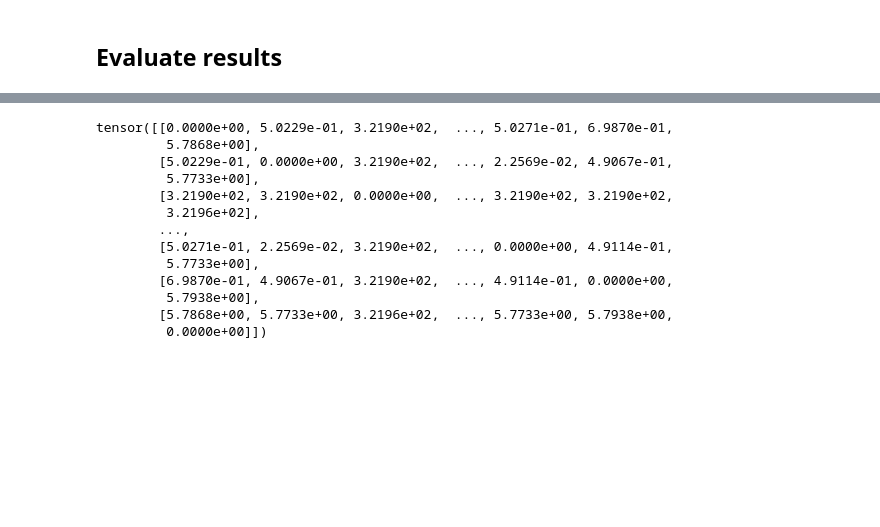
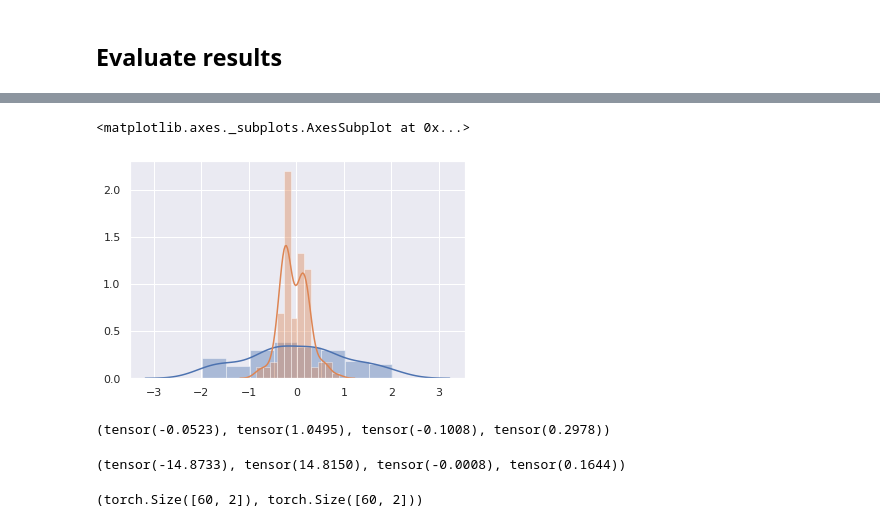
Before and after one commit to evangstav/Channel_Charting, a Jupyter notebook: notebooks/SiameseNetChannelCharting-v1.ipynb, the cells around one changed output, grey strips where cells are left out. Saved outputs shown, nothing was run; the diff lists cells and outputs as text; code cells hidden in the pictures; blank space fills up the shorter version.

```diff
--- a/notebooks/SiameseNetChannelCharting-v1.ipynb
+++ b/notebooks/SiameseNetChannelCharting-v1.ipynb
@@ -80,8 +49,9 @@ data_undersampled.shape
 # %%
-data_undersampled.shape
 # train test split
-train, test= train_test_split(data_undersampled)
+train_X, test_X= train_test_split(data_undersampled)
+train_y, test_y= train_test_split(true_pos_undersampled)
 # %%
-train_dataset = data_preparation.SiameseDataset(train)
-scaler = train_dataset.scaler_real, train_dataset.scaler_imag
-test_dataset = data_preparation.SiameseDataset(test, scaler)
+train_dataset = dp.SiameseDataset(train_X, train_y)
+scaler_X = train_dataset.scaler_real, train_dataset.scaler_imag
+scaler_y = train_dataset.scaler_y
+test_dataset = dp.SiameseDataset(test_X, test_y, scaler_X, scaler_y)
@@ -115,7 +76,7 @@ class SimpleNN(nn.Module):
                           kernel_size=4)
         self.bn3 = nn.BatchNorm1d(16)
 
-        f = data_preparation.conv1d_output_size
+        f = siamese.conv1d_output_size
         self.features = f(f(f(train_dataset.nb_samples(),kernel_size=16),
                                                        kernel_size=8),
                                                          kernel_size=4)
@@ -125,18 +86,18 @@ class SimpleNN(nn.Module):
         self.lin1 = nn.Linear(in_features= 16 * self.features, out_features=128)
         self.lin2 = nn.Linear(in_features=128, out_features=32)
         self.lin3 = nn.Linear(in_features=32, out_features=8)
-        self.lin4 = nn.Linear(in_features=8, out_features=3)
+        self.lin4 = nn.Linear(in_features=8, out_features=2)
 
         self.dropout = nn.Dropout(p=dropout)
 
     def forward(self, x):
-        x = self.bn1(F.relu(self.conv1(x)))
-        x = self.bn2(F.relu(self.conv2(x)))
-        x = self.bn3(F.relu(self.conv3(x)))
+        x = self.bn1(F.selu(self.conv1(x)))
+        x = self.bn2(F.selu(self.conv2(x)))
+        x = self.bn3(F.selu(self.conv3(x)))
         x = torch.flatten(x, 1)
-        x = self.dropout(F.relu(self.lin1(x)))
-        x = self.dropout(F.relu(self.lin2(x)))
-        x = self.dropout(F.relu(self.lin3(x)))
+        x = self.dropout(F.selu(self.lin1(x)))
+        x = self.dropout(F.selu(self.lin2(x)))
+        x = self.dropout(F.selu(self.lin3(x)))
 
         out = self.lin4(x)
 
@@ -273,16 +179,23 @@ ax.legend()
-# %%
-metrics.distance_matrix(test_dataset[:][0])
-# %% [output]
-tensor([[0.0000e+00, 5.0229e-01, 3.2190e+02,  ..., 5.0271e-01, 6.9870e-01,
-         5.7868e+00],
-        [5.0229e-01, 0.0000e+00, 3.2190e+02,  ..., 2.2569e-02, 4.9067e-01,
-         5.7733e+00],
-        [3.2190e+02, 3.2190e+02, 0.0000e+00,  ..., 3.2190e+02, 3.2190e+02,
-         3.2196e+02],
-        ...,
-        [5.0271e-01, 2.2569e-02, 3.2190e+02,  ..., 0.0000e+00, 4.9114e-01,
-         5.7733e+00],
-        [6.9870e-01, 4.9067e-01, 3.2190e+02,  ..., 4.9114e-01, 0.0000e+00,
-         5.7938e+00],
-        [5.7868e+00, 5.7733e+00, 3.2196e+02,  ..., 5.7733e+00, 5.7938e+00,
-         0.0000e+00]])
+# %%
+yhats = model(test_dataset[:][0][0]).detach()
+y = test_dataset[:][0][1].detach()
+X = test_dataset[:][0][0]
+# %%
+sns.distplot(y)
+sns.distplot(yhats)
+#sns.distplot(test_dataset[:][0][0])
+# %% [output]
+<matplotlib.axes._subplots.AxesSubplot at 0x...>
+[figure, added]
+# %%
+y.median(), y.std(), yhats.median(), yhats.std()
+# %% [output]
+(tensor(-0.0523), tensor(1.0495), tensor(-0.1008), tensor(0.2978))
+# %%
+test_dataset[:][0][0].min(), test_dataset[:][0][0].max(), test_dataset[:][0][0].median(), test_dataset[:][0][0].std()
+# %% [output]
+(tensor(-14.8733), tensor(14.8150), tensor(-0.0008), tensor(0.1644))
+# %%
+y.shape, yhats.shape
+# %% [output]
+(torch.Size([60, 2]), torch.Size([60, 2]))
```
Also changed, not shown: parts of 34 cells of this notebook, 10 other files.
